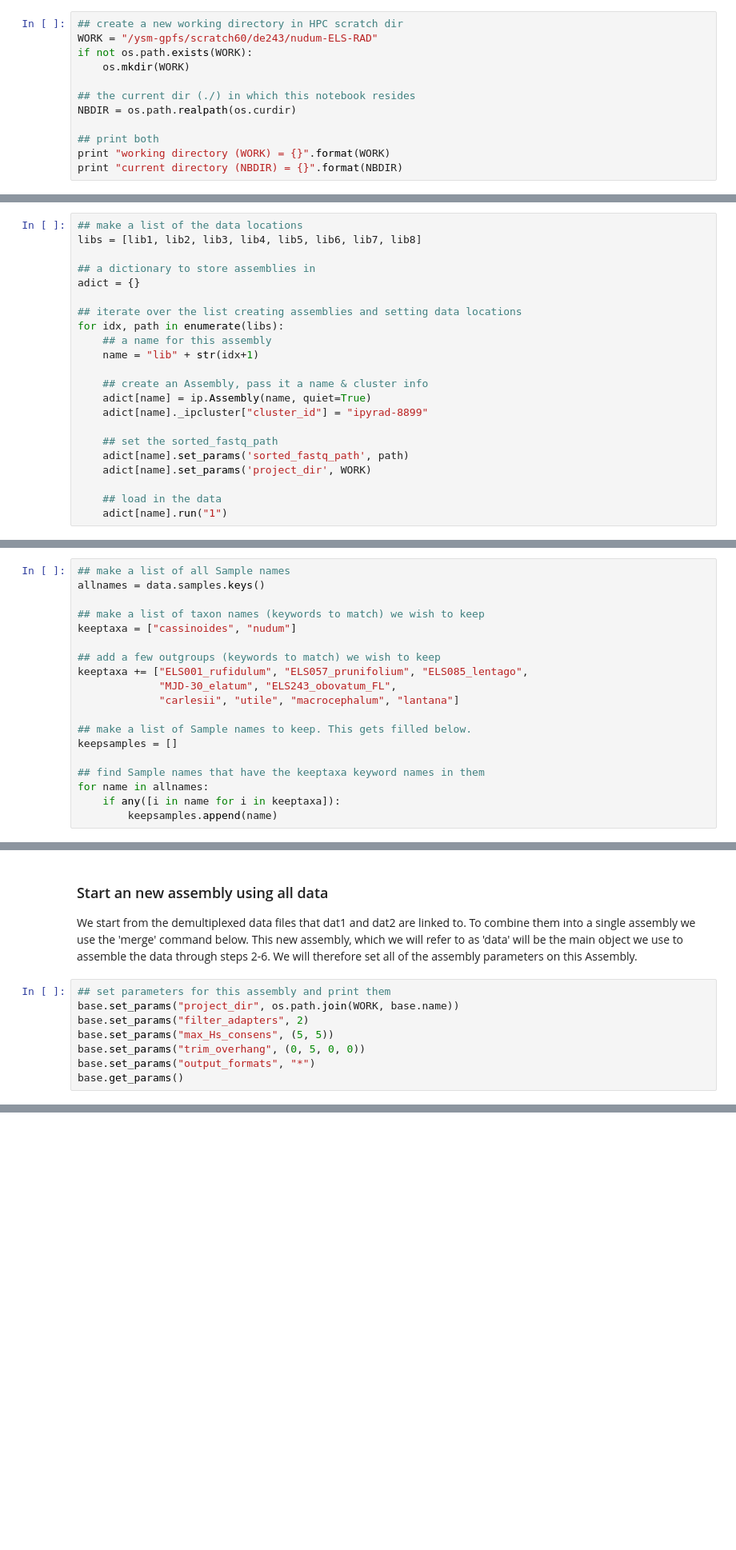
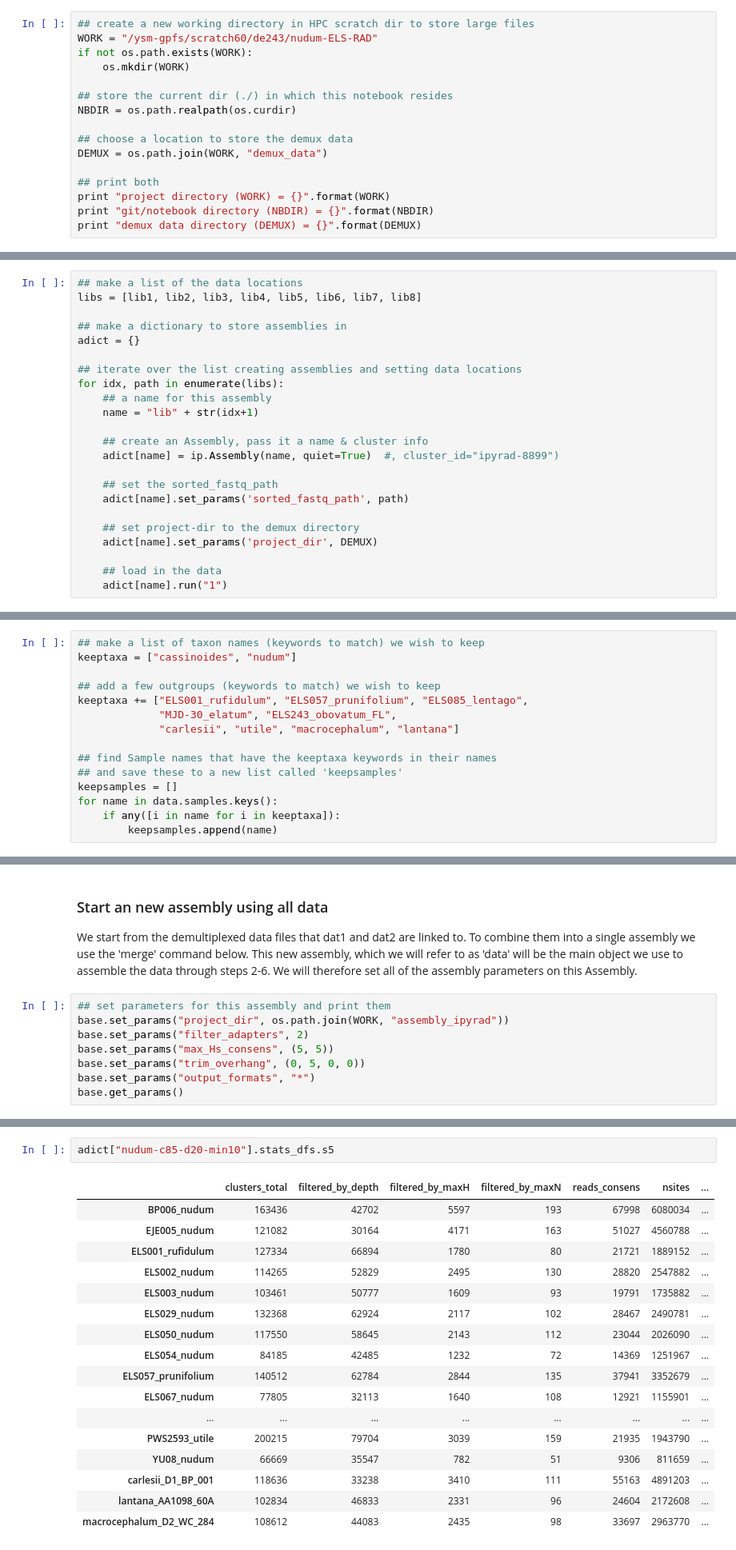
Before and after one commit to dereneaton/Vib-phylogeography-RAD, a Jupyter notebook: nb1-ELS-nudum.ipynb, the cells around one changed output, grey strips where cells are left out. Shown at 80% size. Saved outputs shown, nothing was run; the diff lists cells and outputs as text; blank space fills up the shorter version.

Commit message:
update nudum notebook

```diff
--- a/nb1-ELS-nudum.ipynb
+++ b/nb1-ELS-nudum.ipynb
@@ -34,13 +33,17 @@ host compute node: [20 cores] on c15n10.farnam.hpc.yale.internal
 # %%
-## create a new working directory in HPC scratch dir
+## create a new working directory in HPC scratch dir to store large files
 WORK = "/ysm-gpfs/scratch60/de243/nudum-ELS-RAD"
 if not os.path.exists(WORK):
     os.mkdir(WORK)
 
-## the current dir (./) in which this notebook resides
+## store the current dir (./) in which this notebook resides
 NBDIR = os.path.realpath(os.curdir)
 
+## choose a location to store the demux data
+DEMUX = os.path.join(WORK, "demux_data")
+
 ## print both
-print "working directory (WORK) = {}".format(WORK)
-print "current directory (NBDIR) = {}".format(NBDIR)
+print "project directory (WORK) = {}".format(WORK)
+print "git/notebook directory (NBDIR) = {}".format(NBDIR)
+print "demux data directory (DEMUX) = {}".format(DEMUX)
 # %% [output]
@@ -65,7 +69,7 @@ lib8 = "/ysm-gpfs/home/de243/project/Viburnum_demux/lib4-lane2_fastqs/*.gz"
 ## make a list of the data locations
 libs = [lib1, lib2, lib3, lib4, lib5, lib6, lib7, lib8]
 
-## a dictionary to store assemblies in
+## make a dictionary to store assemblies in
 adict = {}
 
 ## iterate over the list creating assemblies and setting data locations
@@ -74,12 +78,13 @@ for idx, path in enumerate(libs):
     name = "lib" + str(idx+1)
 
     ## create an Assembly, pass it a name & cluster info
-    adict[name] = ip.Assembly(name, quiet=True)
-    adict[name]._ipcluster["cluster_id"] = "ipyrad-8899"
+    adict[name] = ip.Assembly(name, quiet=True)  #, cluster_id="ipyrad-8899")
 
     ## set the sorted_fastq_path
     adict[name].set_params('sorted_fastq_path', path)
-    adict[name].set_params('project_dir', WORK)
+
+    ## set project-dir to the demux directory
+    adict[name].set_params('project_dir', DEMUX)
 
     ## load in the data
     adict[name].run("1")
@@ -124,9 +119,6 @@ max        1   59023768
 ### Select only the subset of data that will be used in this study
 For the *Viburnum nudum*-complex we will include samples of *cassinoides* and *nudum* as well as a number of close and more distant outgroups.
 # %%
-## make a list of all Sample names
-allnames = data.samples.keys()
-
 ## make a list of taxon names (keywords to match) we wish to keep
 keeptaxa = ["cassinoides", "nudum"]
 
@@ -135,11 +127,10 @@ keeptaxa += ["ELS001_rufidulum", "ELS057_prunifolium", "ELS085_lentago",
              "MJD-30_elatum", "ELS243_obovatum_FL",
              "carlesii", "utile", "macrocephalum", "lantana"]
 
-## make a list of Sample names to keep. This gets filled below.
+## find Sample names that have the keeptaxa keywords in their names
+## and save these to a new list called 'keepsamples'
 keepsamples = []
-
-## find Sample names that have the keeptaxa keyword names in them
-for name in allnames:
+for name in data.samples.keys():
     if any([i in name for i in keeptaxa]):
         keepsamples.append(name)
 # %% [markdown]
@@ -165,7 +156,7 @@ max        1    5406301
 We start from the demultiplexed data files that dat1 and dat2 are linked to. To combine them into a single assembly we use the 'merge' command below. This new assembly, which we will refer to as 'data' will be the main object we use to assemble the data through steps 2-6. We will therefore set all of the assembly parameters on this Assembly.
 # %%
 ## set parameters for this assembly and print them
-base.set_params("project_dir", os.path.join(WORK, base.name))
+base.set_params("project_dir", os.path.join(WORK, "assembly_ipyrad"))
 base.set_params("filter_adapters", 2)
 base.set_params("max_Hs_consens", (5, 5))
 base.set_params("trim_overhang", (0, 5, 0, 0))
@@ -382,2 +281,22 @@ total_filtered_loci                136906              0         136906
+# %%
+adict["nudum-c85-d20-min10"].stats_dfs.s5
+# %% [output]
+|  | clusters_total | filtered_by_depth | filtered_by_maxH | filtered_by_maxN | reads_consens | nsites | ... |
+| BP006_nudum | 163436 | 42702 | 5597 | 193 | 67998 | 6080034 | ... |
+| EJE005_nudum | 121082 | 30164 | 4171 | 163 | 51027 | 4560788 | ... |
+| ELS001_rufidulum | 127334 | 66894 | 1780 | 80 | 21721 | 1889152 | ... |
+| ELS002_nudum | 114265 | 52829 | 2495 | 130 | 28820 | 2547882 | ... |
+| ELS003_nudum | 103461 | 50777 | 1609 | 93 | 19791 | 1735882 | ... |
+| ELS029_nudum | 132368 | 62924 | 2117 | 102 | 28467 | 2490781 | ... |
+| ELS050_nudum | 117550 | 58645 | 2143 | 112 | 23044 | 2026090 | ... |
+| ELS054_nudum | 84185 | 42485 | 1232 | 72 | 14369 | 1251967 | ... |
+| ELS057_prunifolium | 140512 | 62784 | 2844 | 135 | 37941 | 3352679 | ... |
+| ELS067_nudum | 77805 | 32113 | 1640 | 108 | 12921 | 1155901 | ... |
+| ... | ... | ... | ... | ... | ... | ... | ... |
+| PWS2593_utile | 200215 | 79704 | 3039 | 159 | 21935 | 1943790 | ... |
+| YU08_nudum | 66669 | 35547 | 782 | 51 | 9306 | 811659 | ... |
+| carlesii_D1_BP_001 | 118636 | 33238 | 3410 | 111 | 55163 | 4891203 | ... |
+| lantana_AA1098_60A | 102834 | 46833 | 2331 | 96 | 24604 | 2172608 | ... |
+| macrocephalum_D2_WC_284 | 108612 | 44083 | 2435 | 98 | 33697 | 2963770 | ... |
 # %% [markdown]
 ### Visualize shared data
```
Also changed, not shown: parts of 32 cells of this notebook.
